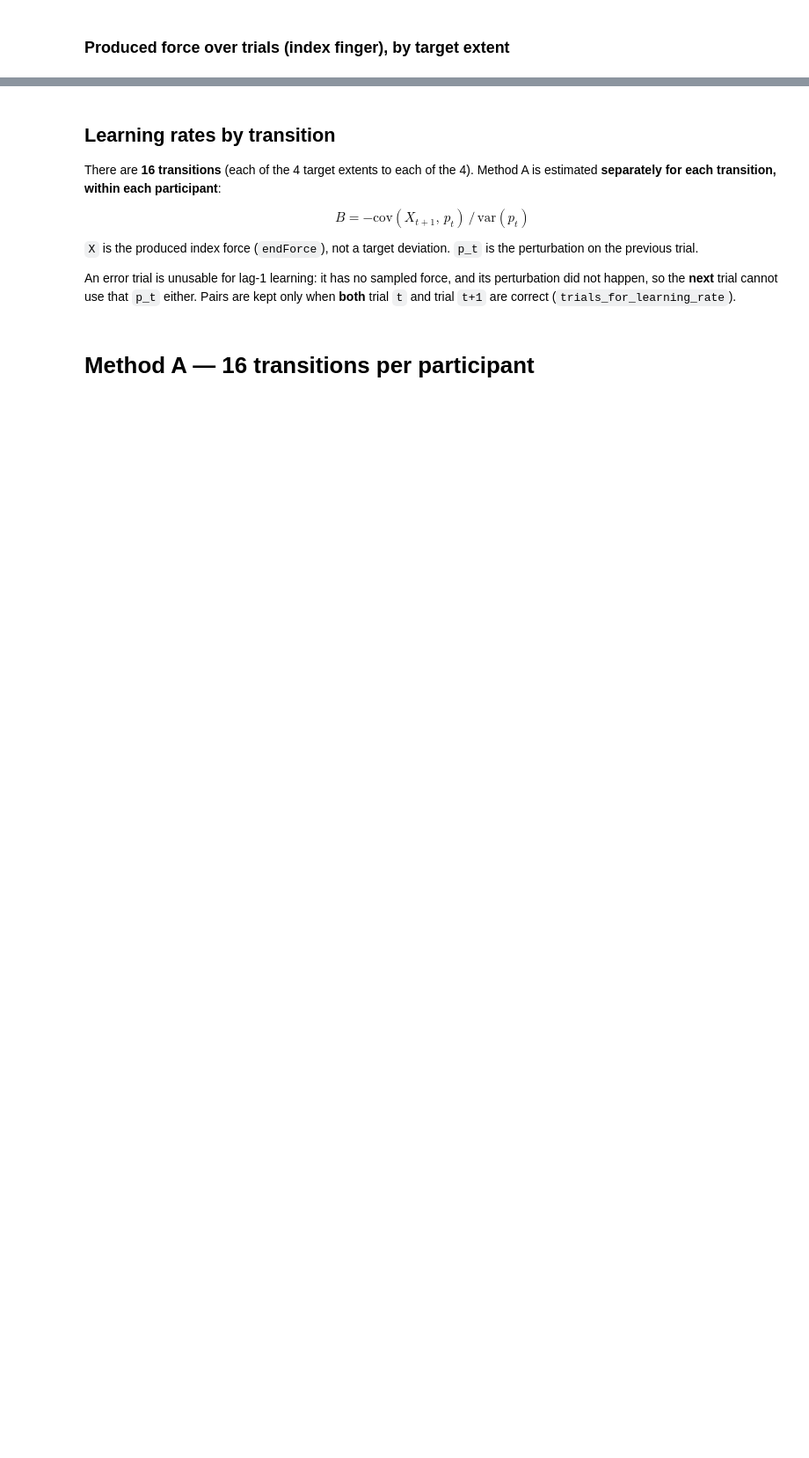
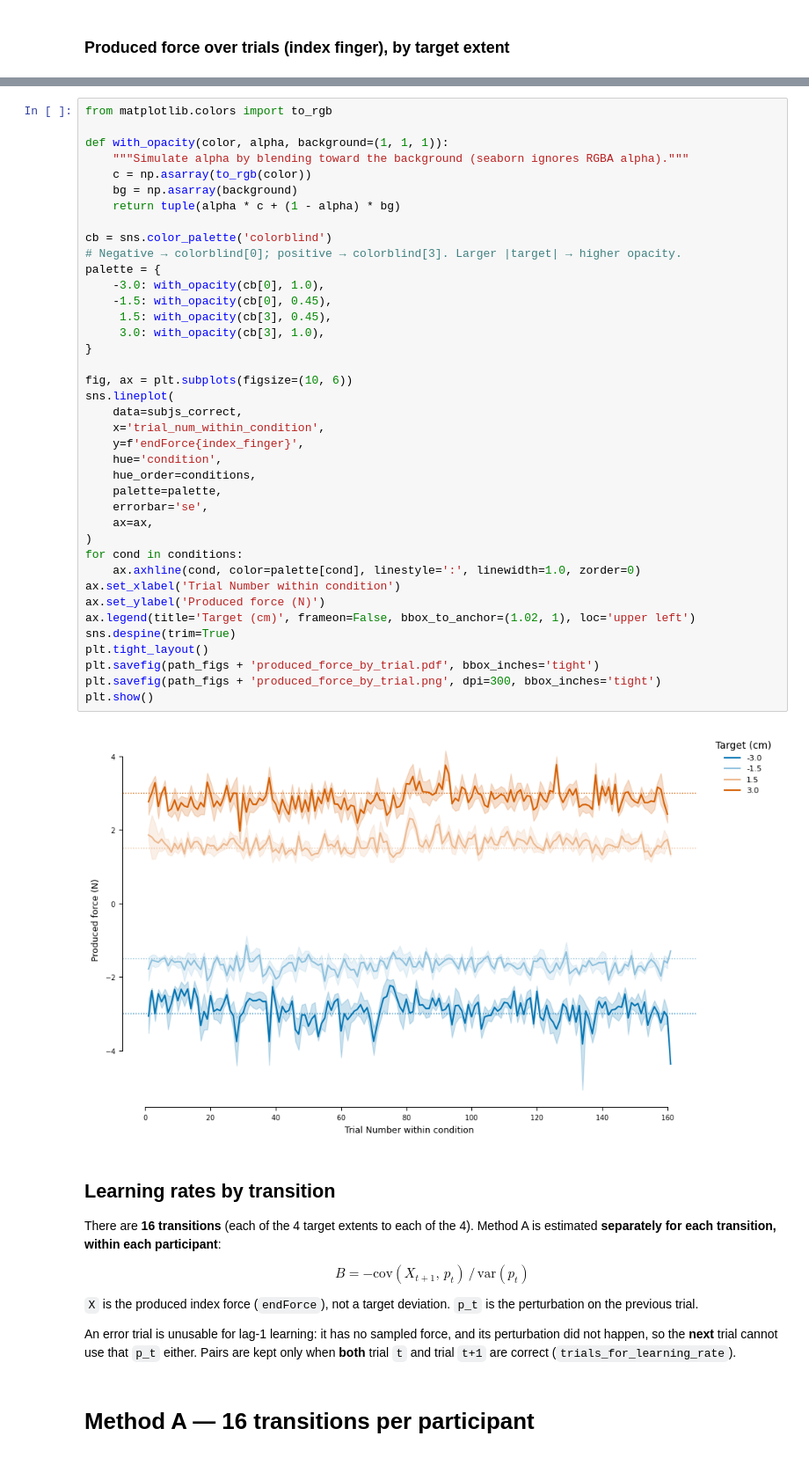
Before and after one commit to manazerzadeh/ChordAdaptationDynamics, a Jupyter notebook: SingleFingerGainGeneralization/LearningDynamicsAnalysis.ipynb, the cells around one changed output, grey strips where cells are left out. Shown at 88% size. Cells and saved outputs as stored; diff of their text form; blank space fills up the shorter version.

```diff
--- a/SingleFingerGainGeneralization/LearningDynamicsAnalysis.ipynb
+++ b/SingleFingerGainGeneralization/LearningDynamicsAnalysis.ipynb
@@ -166,3 +173,44 @@ for subnum, subj_data in subjs_correct.groupby('subNum'):
+# %%
+from matplotlib.colors import to_rgb
+
+def with_opacity(color, alpha, background=(1, 1, 1)):
+    """Simulate alpha by blending toward the background (seaborn ignores RGBA alpha)."""
+    c = np.asarray(to_rgb(color))
+    bg = np.asarray(background)
+    return tuple(alpha * c + (1 - alpha) * bg)
+
+cb = sns.color_palette('colorblind')
+# Negative → colorblind[0]; positive → colorblind[3]. Larger |target| → higher opacity.
+palette = {
+    -3.0: with_opacity(cb[0], 1.0),
+    -1.5: with_opacity(cb[0], 0.45),
+     1.5: with_opacity(cb[3], 0.45),
+     3.0: with_opacity(cb[3], 1.0),
+}
+
+fig, ax = plt.subplots(figsize=(10, 6))
+sns.lineplot(
+    data=subjs_correct,
+    x='trial_num_within_condition',
+    y=f'endForce{index_finger}',
+    hue='condition',
+    hue_order=conditions,
+    palette=palette,
+    errorbar='se',
+    ax=ax,
+)
+for cond in conditions:
+    ax.axhline(cond, color=palette[cond], linestyle=':', linewidth=1.0, zorder=0)
+ax.set_xlabel('Trial Number within condition')
+ax.set_ylabel('Produced force (N)')
+ax.legend(title='Target (cm)', frameon=False, bbox_to_anchor=(1.02, 1), loc='upper left')
+sns.despine(trim=True)
+plt.tight_layout()
+plt.savefig(path_figs + 'produced_force_by_trial.pdf', bbox_inches='tight')
+plt.savefig(path_figs + 'produced_force_by_trial.png', dpi=300, bbox_inches='tight')
+plt.show()
+# %% [output]
+[figure, added]
 # %% [markdown]
 ## Learning rates by transition
 
```
Also changed, not shown: parts of 14 cells of this notebook, 11 other files.
